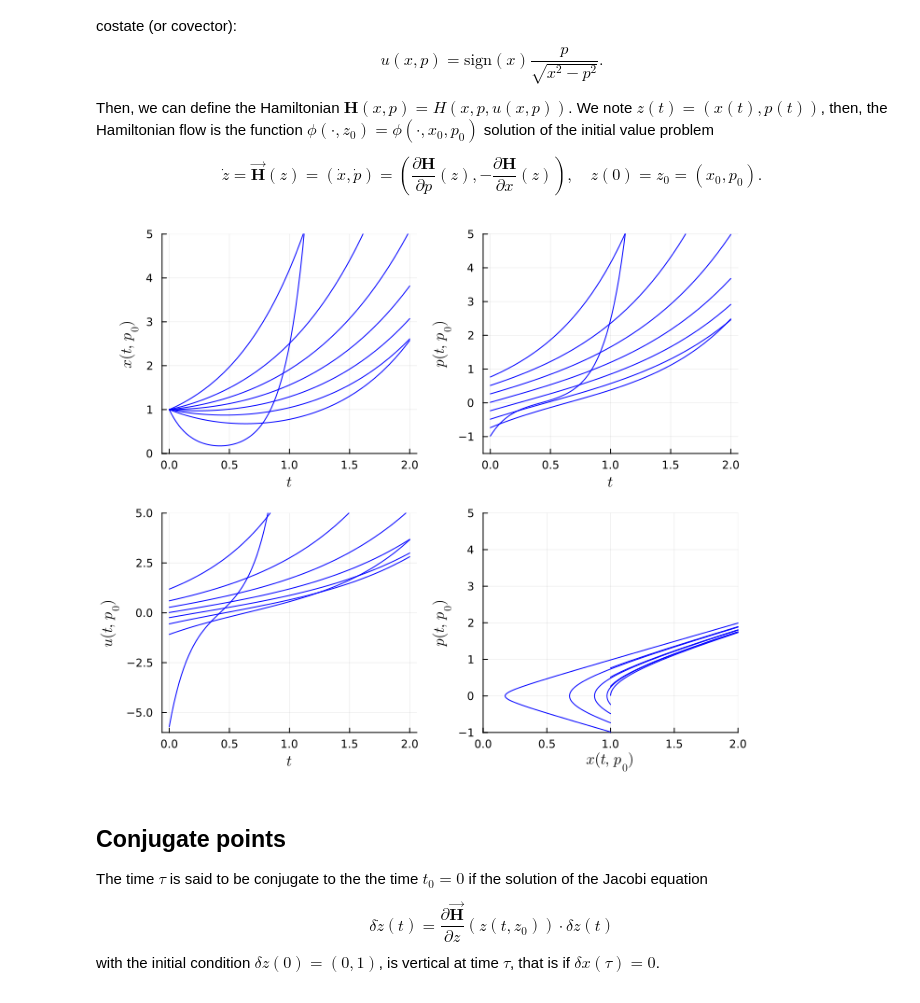
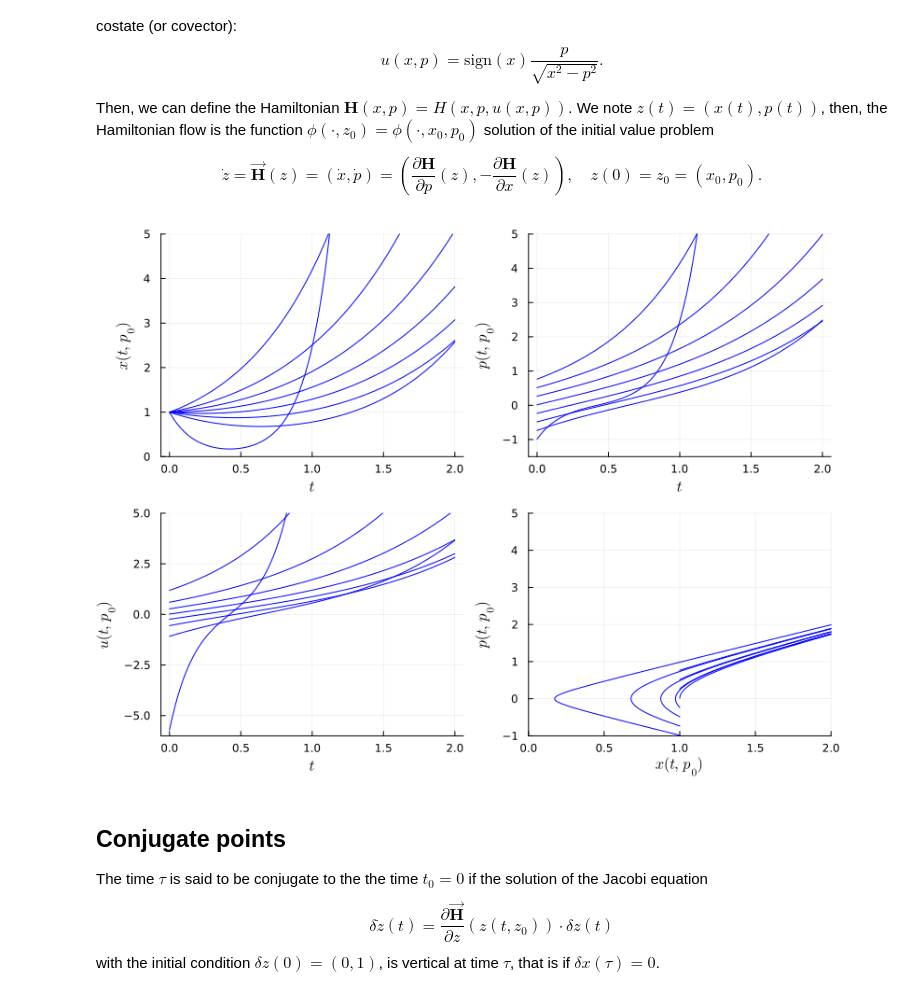
Before and after one commit to control-toolbox/Kupka, a Jupyter notebook: min-area.ipynb, the cells around one changed output. Saved outputs shown, nothing was run; the diff lists cells and outputs as text; code cells hidden in the pictures.

```diff
--- a/min-area.ipynb
+++ b/min-area.ipynb
@@ -84,45 +83,45 @@ $$
 u(x, p) = sign(x[1])*p[1]*sqrt(1. /(x[1]^2-p[1]^2))
 
 # The Flow function computes the Hamiltonian flow
-ocp_flow = Flow(ocp, u);
+ocp_flow = Flow(ocp, u, reltol=1e-10, abstol=1e-10);
 # %%
 # Compute flows for different values of the initial costate p_0
 p0s = -0.985:0.25:0.98      # interval of p_0
-N  = 100
+N = 100
 tspan = range(t0, tf, N)    # time interval
 plt_x = plot()              # plot of the state x(t)
 plt_p = plot()              # plot of the costate p(t)
 plt_u = plot()              # plot of the control u(t)
 plt_phase = plot()          # plot (x, p)
 color_trajectory = :blue
 
 for p0 in p0s # plot for each p_0 in p0s
 
-    flow_p0 = ocp_flow((t0, tf), x0, p0, reltol=1e-8, abstol=1e-8, saveat=tspan)
+    flow_p0 = ocp_flow((t0, tf), x0, p0, saveat=tspan)
 
     T = tspan
     Z = flow_p0.(tspan)
     X = [Z[i][1] for i in 1:N]
     P = [Z[i][2] for i in 1:N]
 
     plot!(plt_x, T, X, color=color_trajectory)
     plot!(plt_p, T, P, color=color_trajectory)
     plot!(plt_u, T, u.(X, P), color=color_trajectory)
     plot!(plt_phase, X, P, color=color_trajectory)
 
 end
 
 # Plots
 plot!(plt_x, xlabel=L"t", ylabel=L"x(t,p_0)", legend=false, ylims=(0.,5.))
 plot!(plt_p, xlabel=L"t", ylabel=L"p(t,p_0)", legend=false, ylims=(-1.5,5.))
 plot!(plt_u, xlabel=L"t", ylabel=L"u(t,p_0)", legend=false, ylims=(-6.,5.))
 plot!(plt_phase, xlabel=L"x(t,p_0)", ylabel=L"p(t,p_0)", legend=false, xlims=(0.,2.), ylims=(-1.,5.))
 
-fig1_example1 = plot(plt_x, plt_p, plt_u, plt_phase, layout=(2,2), size=(700,600))
+fig1_example1 = plot(plt_x, plt_p, plt_u, plt_phase, layout=(2,2), size=(800,600))
 Plots.pdf(fig1_example1, "./fig-example1/fig1_example1.pdf")
 plot(fig1_example1)
 # %% [output]
-[figure, old version]
+[figure, new version]
 # %% [markdown]
 ## Conjugate points
 
```
Also changed, not shown: parts of 13 cells of this notebook, 4 other files.
